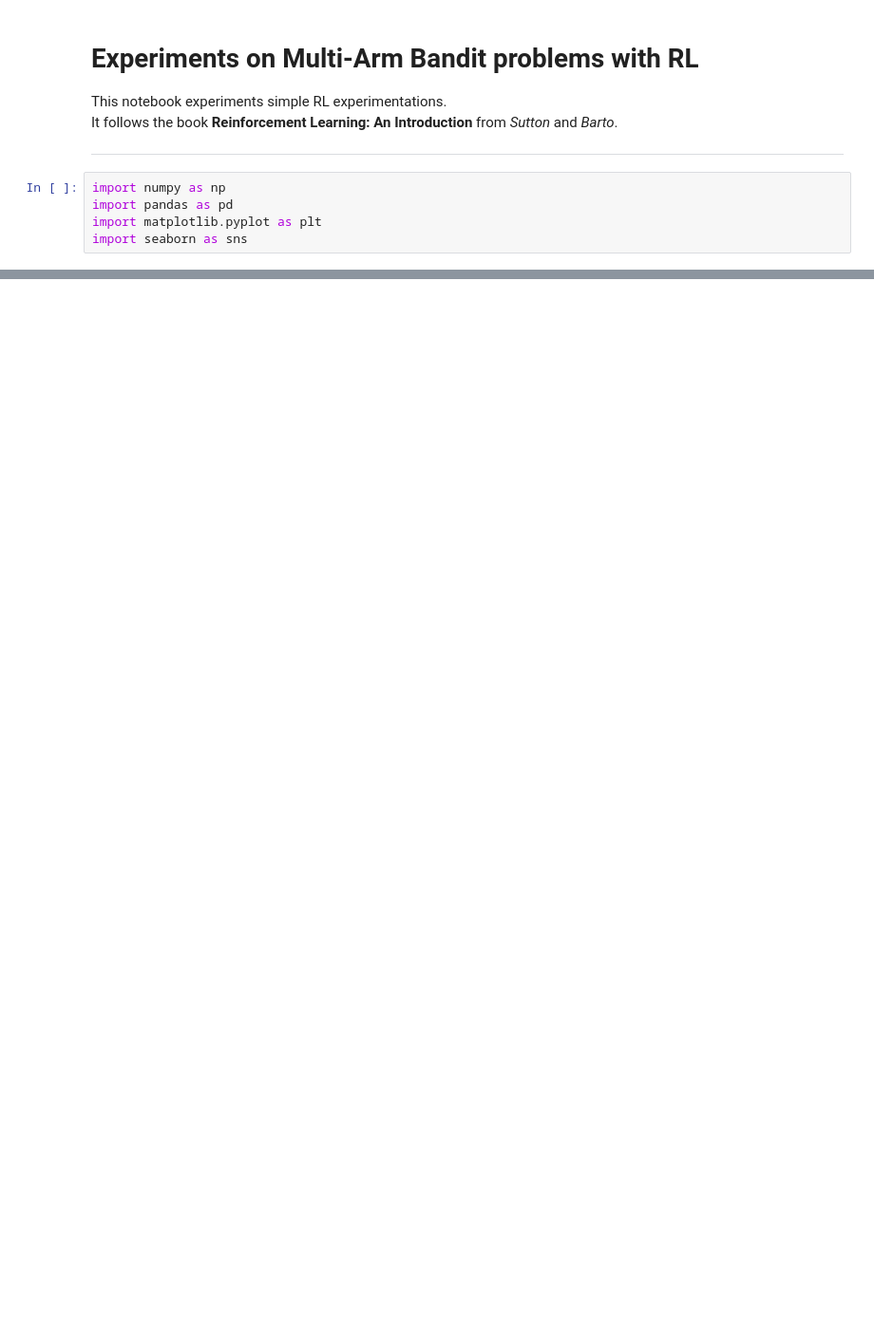
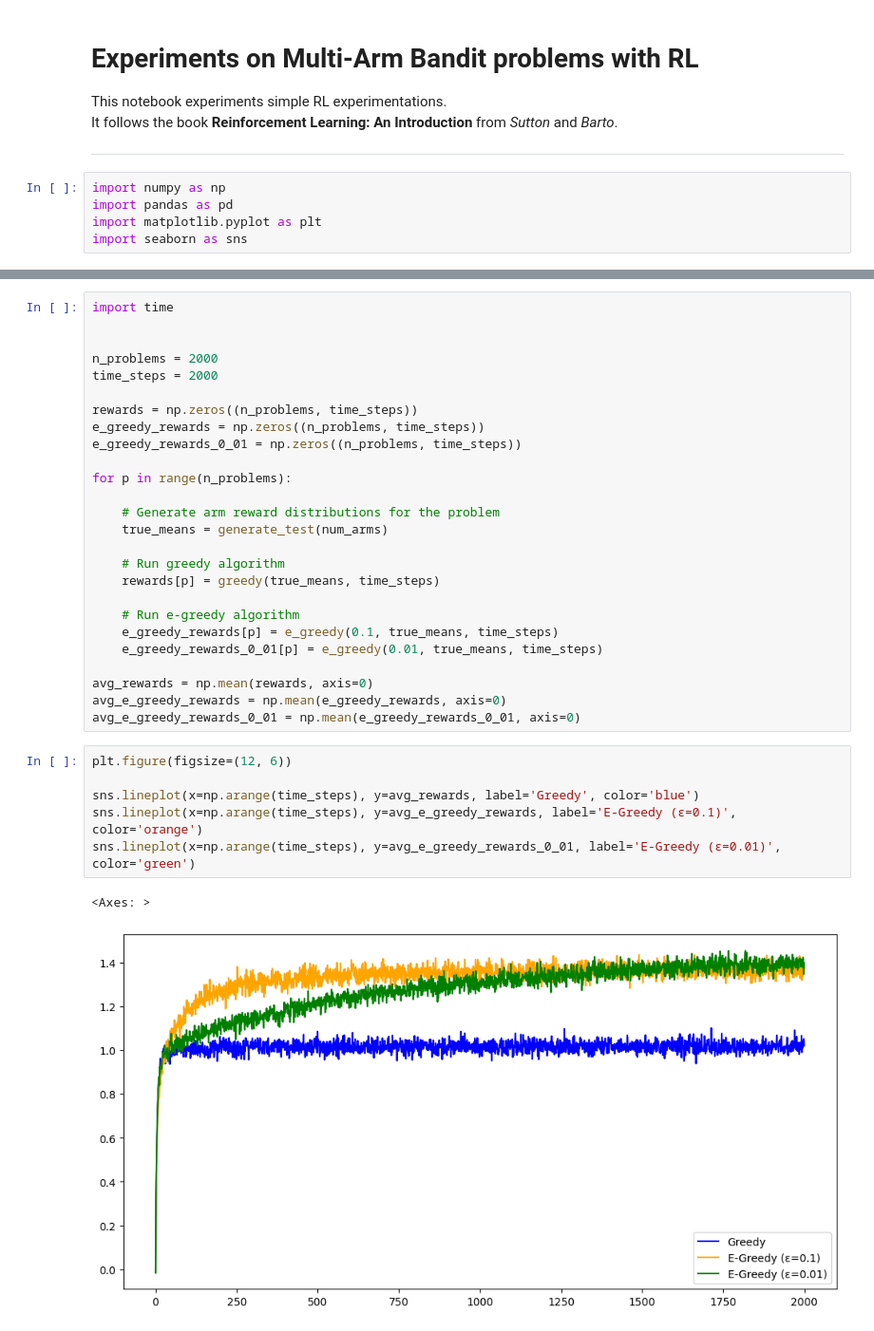
Before and after one commit to nicolasances/rl-theory, a Jupyter notebook: multi-arm-bandit.ipynb, the cells around one changed output, grey strips where cells are left out. Shown at 95% size. Drawn from its saved outputs; the diff is of its cells as text; blank space fills up the shorter version.

```diff
--- a/multi-arm-bandit.ipynb
+++ b/multi-arm-bandit.ipynb
@@ -38,0 +164,35 @@ AttributeError: module 'matplotlib.pyplot' has no attribute 'line'
+# %%
+import time
+
+
+n_problems = 2000
+time_steps = 2000
+
+rewards = np.zeros((n_problems, time_steps))
+e_greedy_rewards = np.zeros((n_problems, time_steps))
+e_greedy_rewards_0_01 = np.zeros((n_problems, time_steps))
+
+for p in range(n_problems):
+
+    # Generate arm reward distributions for the problem
+    true_means = generate_test(num_arms)
+
+    # Run greedy algorithm
+    rewards[p] = greedy(true_means, time_steps)
+
+    # Run e-greedy algorithm
+    e_greedy_rewards[p] = e_greedy(0.1, true_means, time_steps)
+    e_greedy_rewards_0_01[p] = e_greedy(0.01, true_means, time_steps)
+
+avg_rewards = np.mean(rewards, axis=0)
+avg_e_greedy_rewards = np.mean(e_greedy_rewards, axis=0)
+avg_e_greedy_rewards_0_01 = np.mean(e_greedy_rewards_0_01, axis=0)
+# %%
+plt.figure(figsize=(12, 6))
+
+sns.lineplot(x=np.arange(time_steps), y=avg_rewards, label='Greedy', color='blue')
+sns.lineplot(x=np.arange(time_steps), y=avg_e_greedy_rewards, label='E-Greedy (ε=0.1)', color='orange')
+sns.lineplot(x=np.arange(time_steps), y=avg_e_greedy_rewards_0_01, label='E-Greedy (ε=0.01)', color='green')
+# %% [output]
+<Axes: >
+[figure, added]
```
Also changed, not shown: parts of 4 cells of this notebook, 1 other file.
